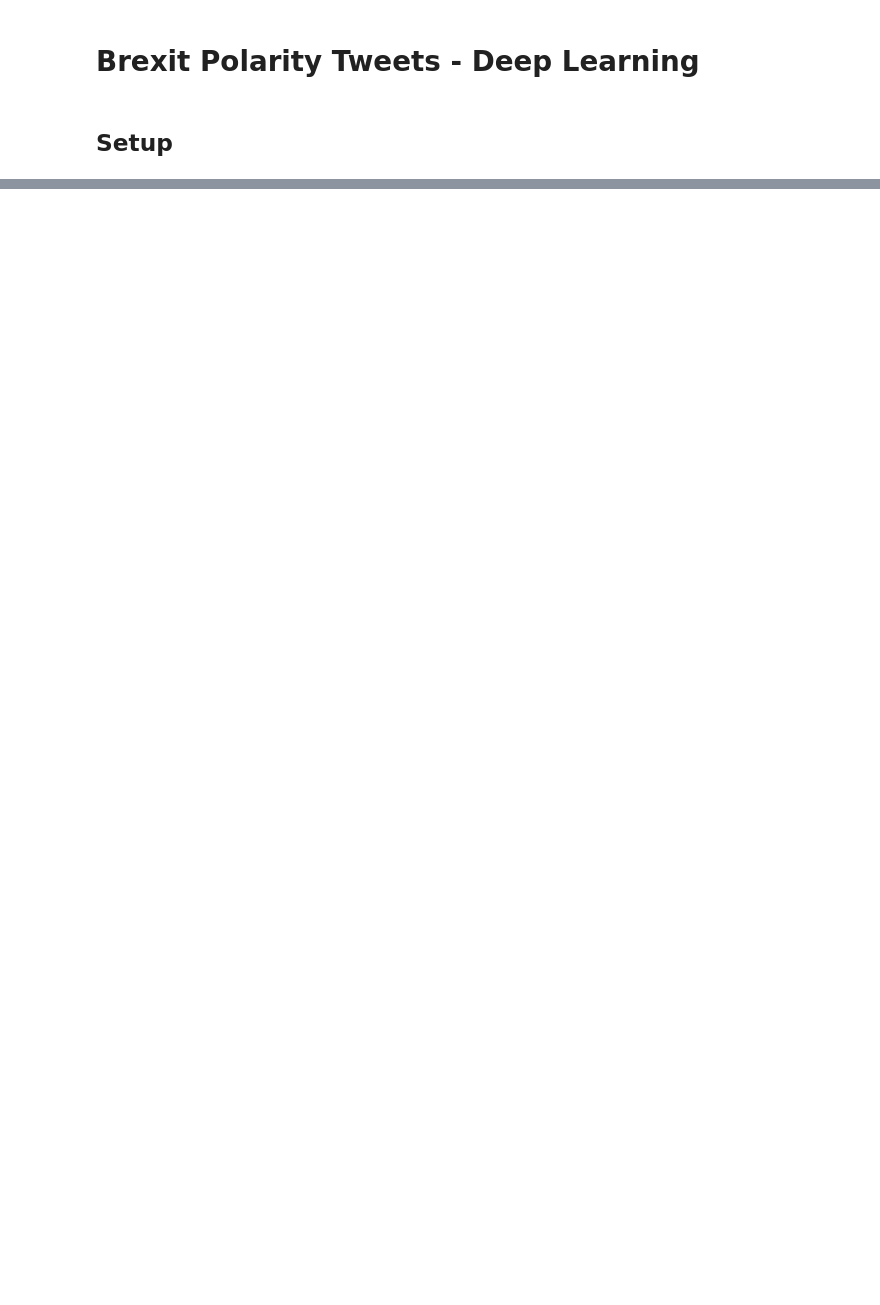
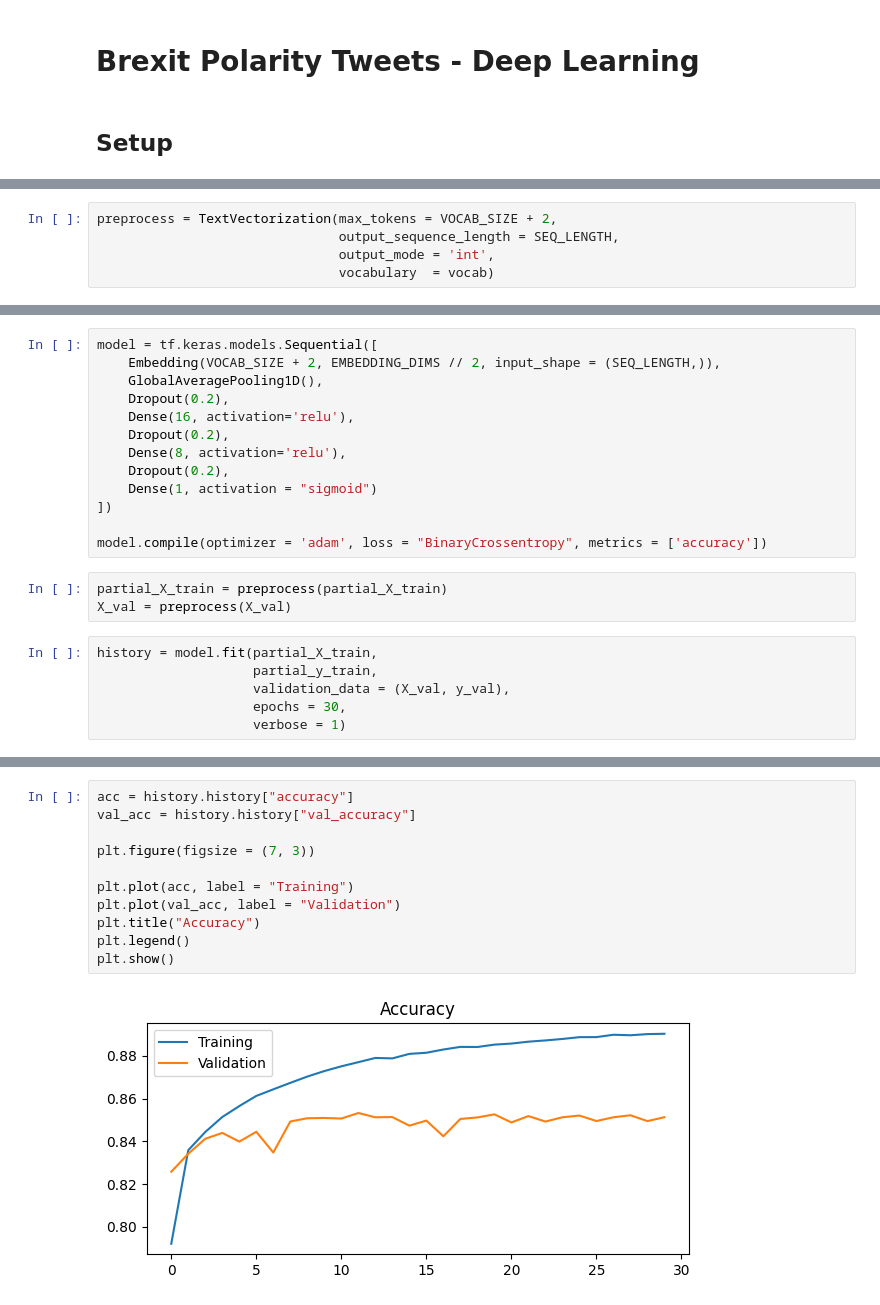
Before and after one commit to hanzholahs/brexit-polarity-tweets, a Jupyter notebook: 04-deep-learning.ipynb, the cells around one changed output, grey strips where cells are left out. Drawn from its saved outputs; the diff is of its cells as text; blank space fills up the shorter version.

Commit message:
run full data

```diff
--- a/04-deep-learning.ipynb
+++ b/04-deep-learning.ipynb
@@ -231,0 +88,5 @@ Epoch 10/10
+# %%
+preprocess = TextVectorization(max_tokens = VOCAB_SIZE + 2,
+                               output_sequence_length = SEQ_LENGTH,
+                               output_mode = 'int',
+                               vocabulary  = vocab)
@@ -231,0 +95,22 @@ Epoch 10/10
+# %%
+model = tf.keras.models.Sequential([
+    Embedding(VOCAB_SIZE + 2, EMBEDDING_DIMS // 2, input_shape = (SEQ_LENGTH,)),
+    GlobalAveragePooling1D(),
+    Dropout(0.2),
+    Dense(16, activation='relu'),
+    Dropout(0.2),
+    Dense(8, activation='relu'),
+    Dropout(0.2),
+    Dense(1, activation = "sigmoid")
+])
+
+model.compile(optimizer = 'adam', loss = "BinaryCrossentropy", metrics = ['accuracy'])
+# %%
+partial_X_train = preprocess(partial_X_train)
+X_val = preprocess(X_val)
+# %%
+history = model.fit(partial_X_train,
+                    partial_y_train,
+                    validation_data = (X_val, y_val),
+                    epochs = 30,
+                    verbose = 1)
@@ -231,0 +135,13 @@ Epoch 10/10
+# %%
+acc = history.history["accuracy"]
+val_acc = history.history["val_accuracy"]
+
+plt.figure(figsize = (7, 3))
+
+plt.plot(acc, label = "Training")
+plt.plot(val_acc, label = "Validation")
+plt.title("Accuracy")
+plt.legend()
+plt.show()
+# %% [output]
+[figure, added]
```
Also changed, not shown: parts of 33 cells of this notebook.
